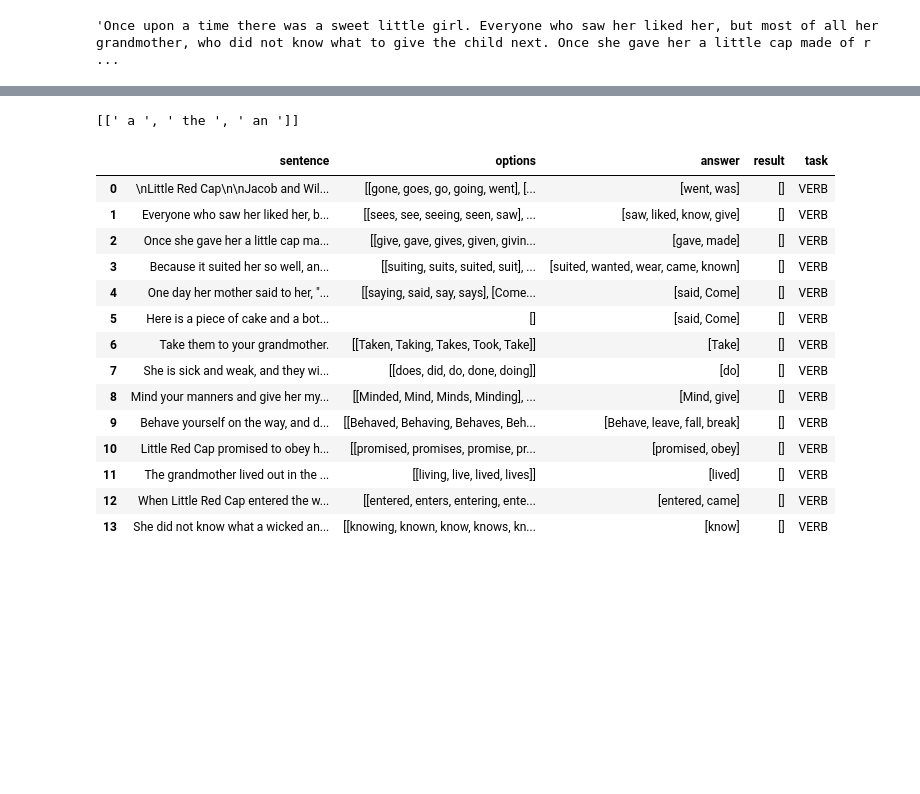
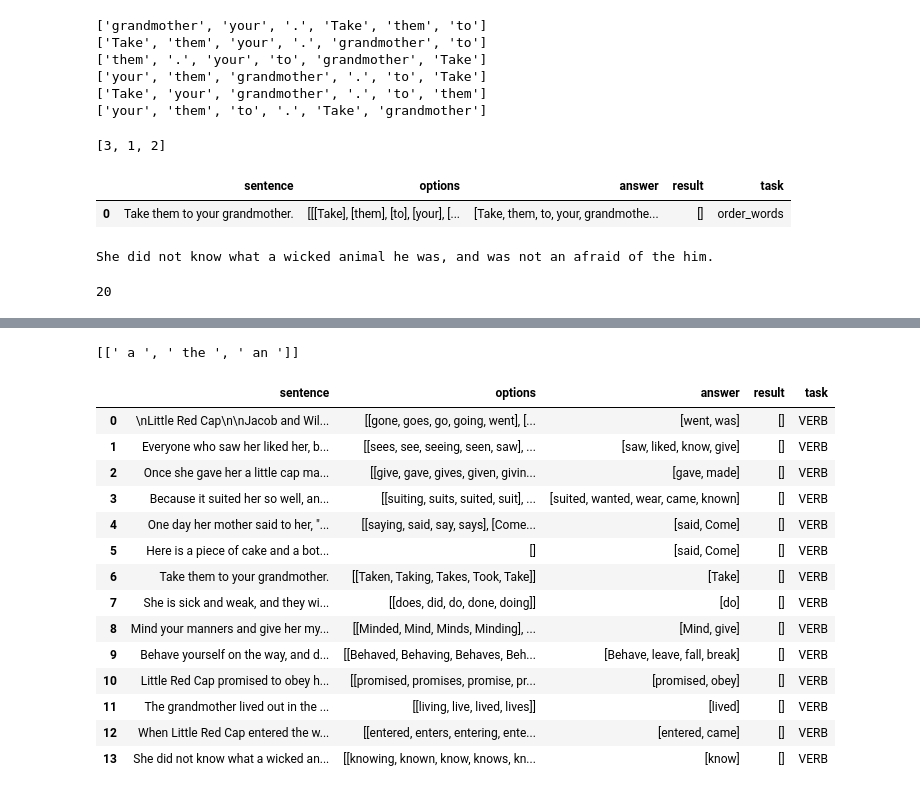
Before and after one commit to Sergey2015/English-learning-App, a Jupyter notebook: english3.ipynb, the cells around one changed output, grey strips where cells are left out. Cells and saved outputs as stored; diff of their text form; code cells hidden in the pictures; blank space fills up the shorter version.

```diff
--- a/english3.ipynb
+++ b/english3.ipynb
@@ -32,6 +32,8 @@ exercise_type = 'Выберите правильную форму глагола
 
 exercise_type =  'Выберите правильный артикль'
 
+exercise_type =  'Расставьте в правильном порядке слова предложения'
+
 options = []
 task = ''
 answer = ''
@@ -43,6 +45,7 @@ for sentence in df_sentences.sentence:
     #print(len(sentence))
         #st.write(sentence)
     # options = ['a', 'the', 'an']
+    task = 'articles'
     lst=[]
     test_string = sentence.split(" ")
 
@@ -93,23 +96,69 @@ for sentence in df_sentences.sentence:
             options = [token, token._.inflect('JJS'), token._.inflect('JJR'), token._.inflect('JJ'), token._.inflect('RB'), token._.inflect('RBR'), token._.inflect('RBS')]
             answer = token
             task = token.pos_
+            write_it_df=1
+
+        elif exercise_type ==  'Расставьте в правильном порядке слова предложения'  and len(nlp(str(sentence))) < 9:
+
+            options = [token.text for token in nlp(str(sentence))]
+            #options =  [i for i in options]
+            random.shuffle(options)
+            print(options)
+            options = [options] * len(options)
+            answer = [token.text for token in nlp(str(sentence))]
+
+            #print(options)
+            write_it_df=1
+            task = 'order_words'
+
         else: pass
+
+    # if exercise_type ==  'Расставьте в правильном порядке слова предложения' and len(nlp(str(sentence))) < 8:
+
+    #     options.append([token.text])
+    #     answer = sentence
+    #         #print(1)
+    #         #print(options)
+    #     print(len(nlp(str(sentence))))
+    #     print(nlp(str(sentence)))
+    #     write_it_df=1
+
+
+
 # отобрать предложения, где есть глагол или прилагательное
 # отфильтровать короткие
     # print(str(token))
 
     # sentence = sentence.replace(str(token), '___')
     # print(sentence)
-    if len(nlp(str(sentence))) > 3:
+    if len(nlp(str(sentence))) > 3 and len(answer) > 0 and write_it_df==1:
         df.loc[len(df)]=[sentence, options, answer, [], task]
         options=[]
+        write_it_df=0
 
         #print(sentence)
     #df['sentence'] = df['sentence'].apply(lambda x: x.replace(str(answer), ' ___ '))
+# %% [output]
+['grandmother', 'your', '.', 'Take', 'them', 'to']
+['Take', 'them', 'your', '.', 'grandmother', 'to']
+['them', '.', 'your', 'to', 'grandmother', 'Take']
+['your', 'them', 'grandmother', '.', 'to', 'Take']
+['Take', 'your', 'grandmother', '.', 'to', 'them']
+['your', 'them', 'to', '.', 'Take', 'grandmother']
-# %%
-with open('Little_Red_Cap_ Jacob_and_Wilhelm_Grimm.txt') as f:
-    lines = f.read()
-
-lines = lines.replace('\n','')
-# %% [output]
-'Once upon a time there was a sweet little girl. Everyone who saw her liked her, but most of all her grandmother, who did not know what to give the child next. Once she gave her a little cap made of r ...
+# %%
+a = [1,2,3]
+b = random.sample(a, len(a))
+b
+# %% [output]
+[3, 1, 2]
+# %%
+df
+# %% [output]
+|  | sentence | options | answer | result | task |
+| 0 | Take them to your grandmother. | [[[Take], [them], [to], [your], [... | [Take, them, to, your, grandmothe... | [] | order_words |
+# %%
+print(nlp(str(sentence)))
+len(nlp(str(sentence)))
+# %% [output]
+She did not know what a wicked animal he was, and was not an afraid of the him.
+20
```
Also changed, not shown: parts of 1 cell of this notebook, 3 other files.
